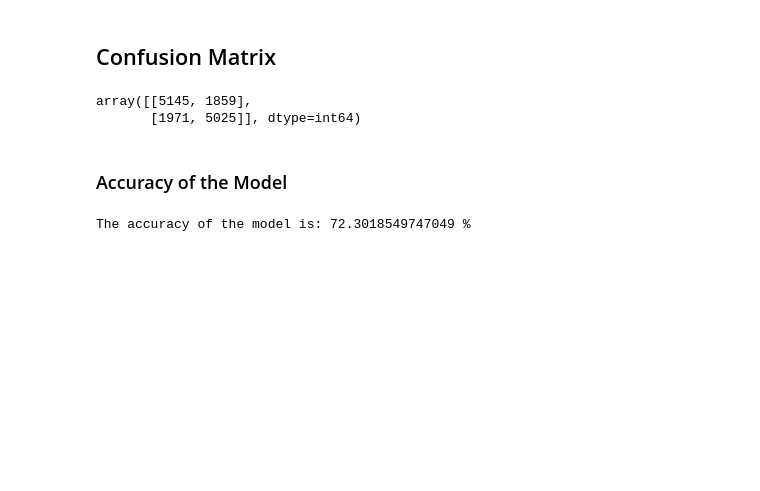
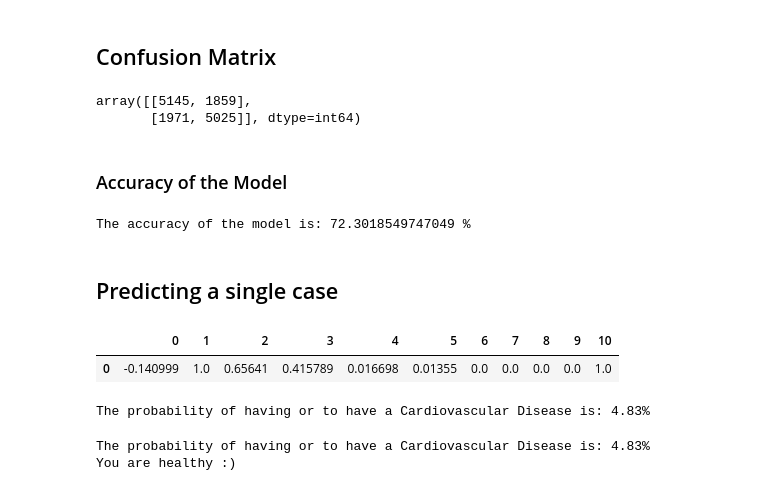
Before and after one commit to Aditya-Ramachandran/cardiovascular-disease-detection, a Jupyter notebook: NN on Dataset .ipynb, the cells around one changed output. Cells and saved outputs as stored; diff of their text form; code cells hidden in the pictures; blank space fills up the shorter version.

Commit message:
Single Prediction done

```diff
--- a/NN on Dataset .ipynb
+++ b/NN on Dataset .ipynb
@@ -166,3 +166,72 @@ Accuracy=cm[0,0]/(cm[0,0]+cm[1,0])
 print("The accuracy of the model is: "+ str(Accuracy*100) + " %")
 # %% [output]
 The accuracy of the model is: 72.3018549747049 %
+# %% [markdown]
+## Predicting a single case
+# %%
+#INSERT DATA#
+###############################################################################
+
+day= 25 # day of bith
+month= 9 # month of bith (in numbers)
+year= 1998 # year of bith
+gender= 1 # 0 for women, 1 for men
+height= 183 # in cm
+weight= 89 # in kilograms
+systolicbloodpressure= 120 # Systolic blood pressure
+diastolicbloodpressure= 80 # Diastolic blood pressure
+cholesterol= 1 # 1: normal, 2: above normal, 3: well above normal
+gluc= 1 # 1: normal, 2: above normal, 3: well above normal
+smoke= 0 # 1 if you smoke, 0 if not
+alco= 0 # 1 if you drink alcohol, 0 if not
+active= 1 # 1 if you do physical activity, 0 if not
+
+##############################################################################
+from datetime import date
+f_date = date(year,month,day)
+l_date = date.today()
+delta = l_date - f_date
+agedays=delta.days
+
+agedayscale=(agedays-df["age"].min())/(df["age"].max()-df["age"].min())
+heightscale=(height-df["height"].min())/(df["height"].max()-df["height"].min())
+weightscale=(weight-df["weight"].min())/(df["weight"].max()-df["weight"].min())
+sbpscale=(systolicbloodpressure-df["ap_hi"].min())/(df["ap_hi"].max()-df["ap_hi"].min())
+dbpscale=(diastolicbloodpressure-df["ap_lo"].min())/(df["ap_lo"].max()-df["ap_lo"].min())
+cholesterolscale=(cholesterol-df["cholesterol"].min())/(df["cholesterol"].max()-df["cholesterol"].min())
+glucscale=(gluc-df["gluc"].min())/(df["gluc"].max()-df["gluc"].min())
+
+single=np.array([agedayscale, gender, heightscale, weightscale, sbpscale, dbpscale, cholesterolscale, glucscale, smoke, alco, active ])
+singledf=pd.DataFrame(single)
+final=singledf.transpose()
+final
+# %% [output]
+|  | 0 | 1 | 2 | 3 | 4 | 5 | 6 | 7 | 8 | 9 | 10 |
+| 0 | -0.140999 | 1.0 | 0.65641 | 0.415789 | 0.016698 | 0.01355 | 0.0 | 0.0 | 0.0 | 0.0 | 1.0 |
+# %%
+finalres=model.predict(final)
+print("The probability of having or to have a Cardiovascular Disease is: "+ str(round(finalres[0,0]*100,2)) + "%")
+# %% [output]
+The probability of having or to have a Cardiovascular Disease is: 4.83%
+# %%
+from keras.models import model_from_json
+
+model.save_weights("weights.hdf5")
+json_string = model.to_json()
+modeltopredict = model_from_json(json_string)
+modeltopredict.load_weights("weights.hdf5", by_name=False)
+
+prediction=modeltopredict.predict(final)
+
+if prediction[0,0]>=0.5:
+    print("The probability of having or to have a Cardiovascular Disease is: "+ str(round(prediction[0,0]*100,2)) + "%")
+    print("You must visit a doctor to check it :(")
+elif prediction[0,0]<0.5 and prediction[0,0]>=0.3:
+    print("The probability of having or to have a Cardiovascular Disease is: "+ str(round(prediction[0,0]*100,2)) + "%")
+    print("Probably you are healthy :/ ")
+else:
+    print("The probability of having or to have a Cardiovascular Disease is: "+ str(round(prediction[0,0]*100,2)) + "%")
+    print("You are healthy :) ")
+# %% [output]
+The probability of having or to have a Cardiovascular Disease is: 4.83%
+You are healthy :)
```
